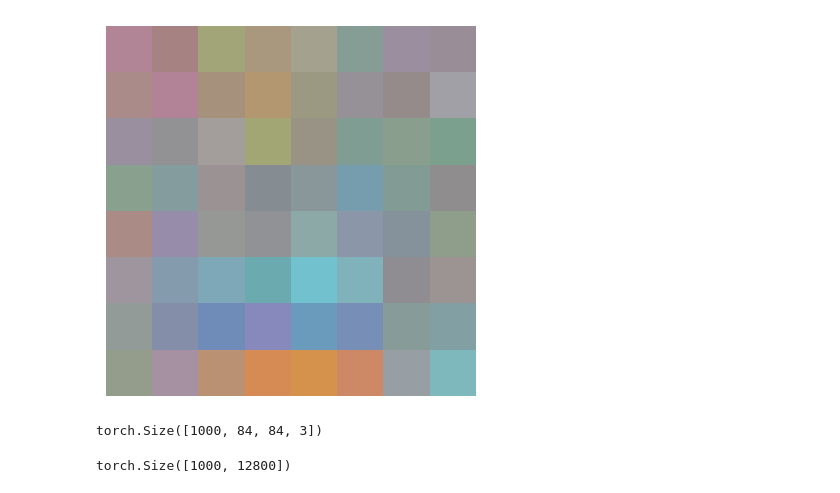
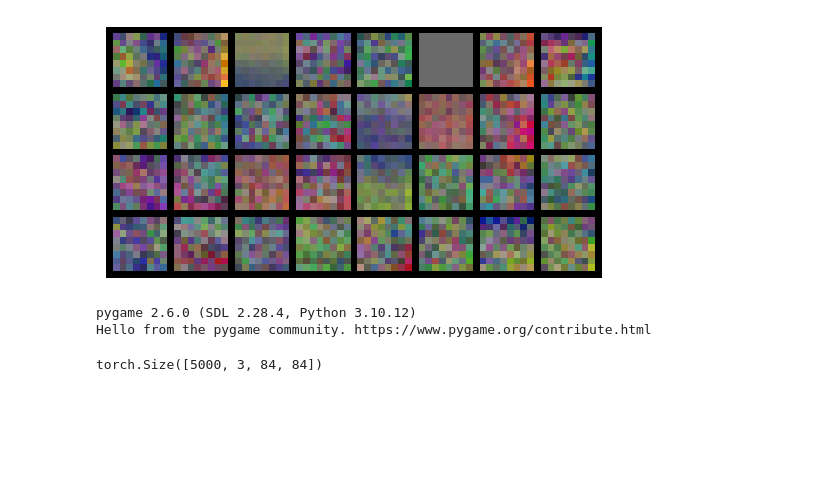
Before and after one commit to JacobLyLa/Qrunner-XAI, a Jupyter notebook: notebooks/weights.ipynb, the cells around one changed output. Saved outputs shown, nothing was run; the diff lists cells and outputs as text; code cells hidden in the pictures; blank space fills up the shorter version.

Commit message:
weight visualization

```diff
--- a/notebooks/weights.ipynb
+++ b/notebooks/weights.ipynb
@@ -33,0 +14,5 @@ QNetwork(
+# %%
+#load_path = "models/qrunner_dqn_20241031_183101.pth"
+load_path = "models/qrunner_dqn_20241105_231944.pth"
+model_weights = torch.load(load_path, weights_only=True)
+model_weights.keys()
@@ -34,4 +21,6 @@ QNetwork(
 # %%
-layer = model.network[0]
+weights = model_weights['feature_extractor.0.weight']
+print(weights.shape)
 # Swap kernel width/height to plot canonically
-weights = layer.weight.data.clone().permute(0, 1, 3, 2)
+weights = weights.data.clone().permute(0, 1, 3, 2)
+print(weights.shape)
@@ -50,33 +33,19 @@ plt.show()
 # %%
-# lets take a closer look at a single kernel
-kernel_index = 1
-kernel = weights_normalized[kernel_index]
-plt.imshow(kernel.permute(1, 2, 0).cpu().numpy())
+weights_grid = make_grid(weights_normalized, nrow=8, padding=1)
+plt.imshow(weights_grid.permute(1, 2, 0).cpu().numpy())
 plt.axis('off')
 plt.show()
 # %% [output]
-[figure, old version]
+[figure, new version]
 # %%
 env_steps = Concept.load_concept_data()
-samples = 1000
+samples = 5000
 
-observations = [step.observation for step in random.sample(env_steps, samples)]
+observations = [step.observation for step in env_steps[:samples]]
 observations = np.array(observations)
 observations = torch.from_numpy(observations).float()
 observations.shape
 # %% [output]
-torch.Size([1000, 84, 84, 3])
+pygame 2.6.0 (SDL 2.28.4, Python 3.10.12)
+Hello from the pygame community. https://www.pygame.org/contribute.html
+torch.Size([5000, 3, 84, 84])
-# %%
-# Lets pass examples through the first conv layer
-outputs, all_activations = model(observations, return_acts=True)
-activations = all_activations[0]
-activations_flattened = activations.reshape(samples, -1).abs()
-print(activations_flattened.shape)
-# Take the max in the non-batch dimension, resulting in samples values
-activations_scalar = activations_flattened.max(dim=1)[0]
-#activations_scalar = activations_flattened.sum(dim=1)
-
-# Sort the activations
-sorted_activations, sorted_indices = activations_scalar.sort(descending=True)
-# %% [output]
-torch.Size([1000, 12800])
```
Also changed, not shown: parts of 26 cells of this notebook, 7 other files.
